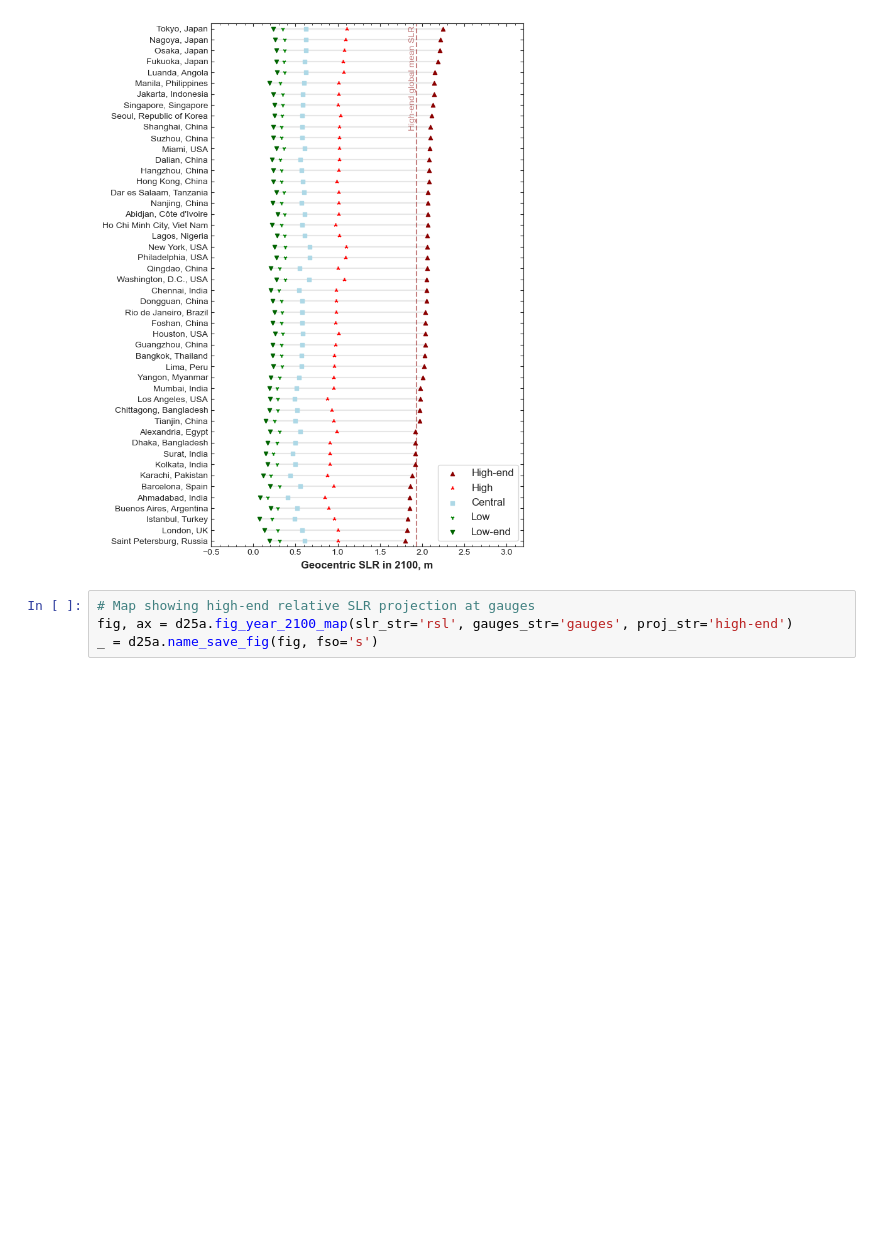
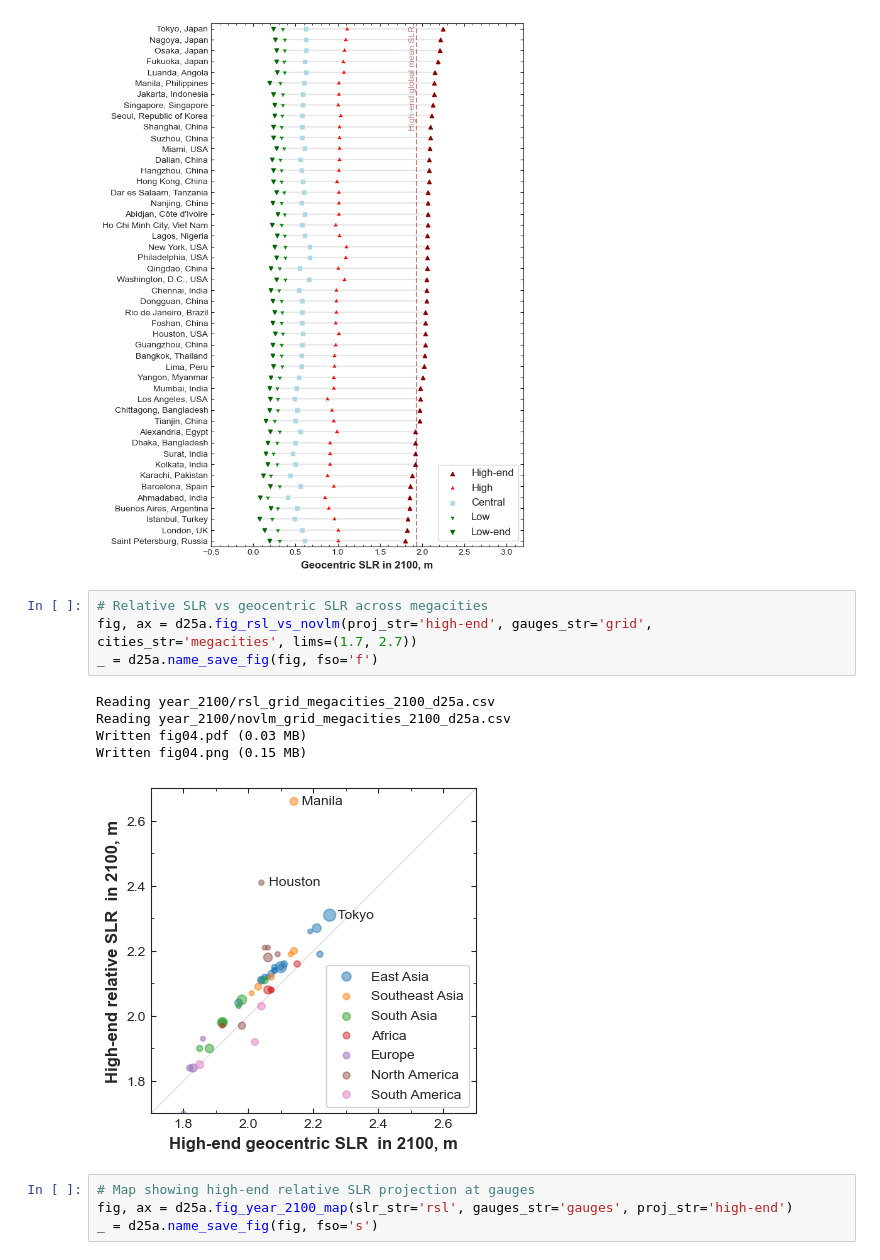
Before and after one commit to grandey/d25a-rsl-fusion, a Jupyter notebook: figs_d25a.ipynb, the cells around one changed output. Saved outputs shown, nothing was run; the diff lists cells and outputs as text; blank space fills up the shorter version.

Commit message:
d25a.py fig_rsl_vs_novlm(): Plot relative SLR vs geocentric SLR globally across megacities (or cities/locations).

```diff
--- a/figs_d25a.ipynb
+++ b/figs_d25a.ipynb
@@ -178,6 +178,16 @@ Reading time_series/gmsl_high-end_d25a.nc
 Written fig03.pdf (0.03 MB)
 Written fig03.png (0.50 MB)
 [figure]
+# %%
+# Relative SLR vs geocentric SLR across megacities
+fig, ax = d25a.fig_rsl_vs_novlm(proj_str='high-end', gauges_str='grid', cities_str='megacities', lims=(1.7, 2.7))
+_ = d25a.name_save_fig(fig, fso='f')
+# %% [output]
+Reading year_2100/rsl_grid_megacities_2100_d25a.csv
+Reading year_2100/novlm_grid_megacities_2100_d25a.csv
+Written fig04.pdf (0.03 MB)
+Written fig04.png (0.15 MB)
+[figure, added]
 # %%
 # Map showing high-end relative SLR projection at gauges
 fig, ax = d25a.fig_year_2100_map(slr_str='rsl', gauges_str='gauges', proj_str='high-end')
```
Also changed, not shown: parts of 1 cell of this notebook, 2 other files.
